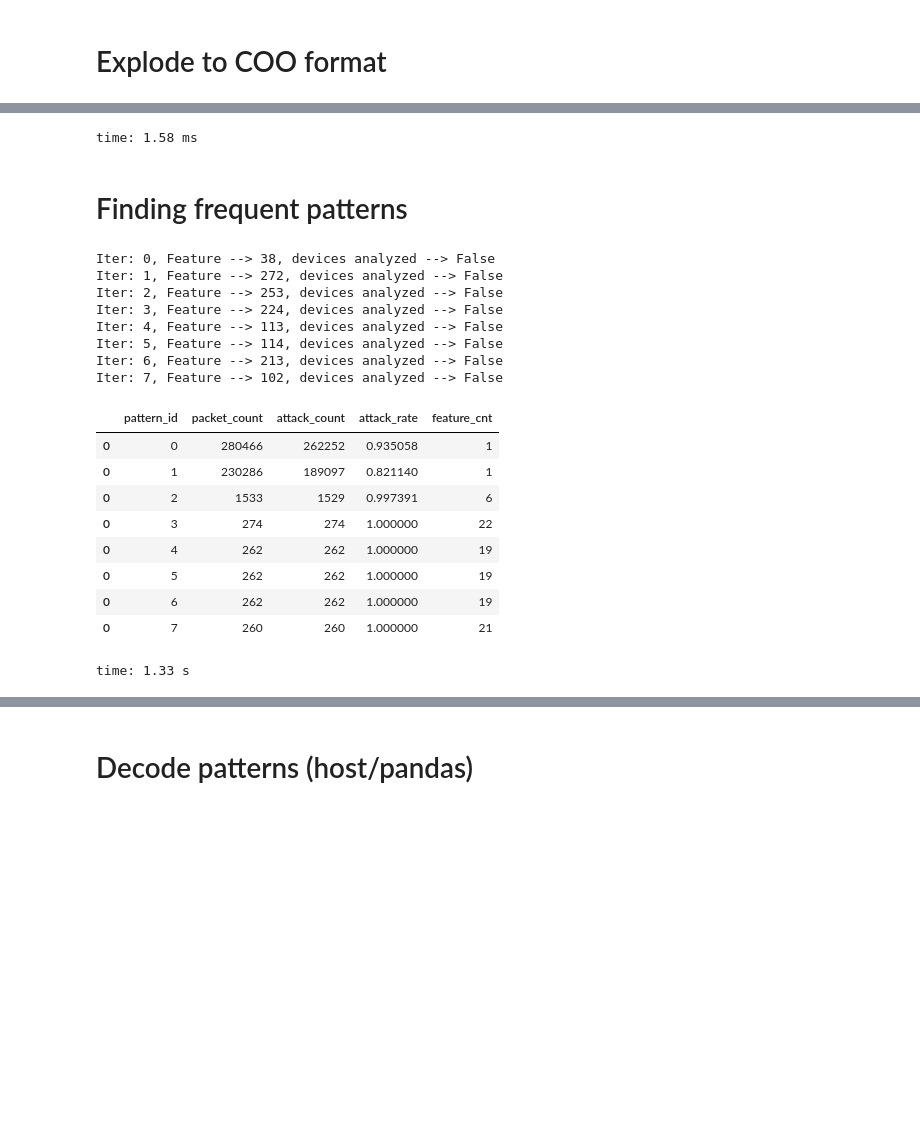
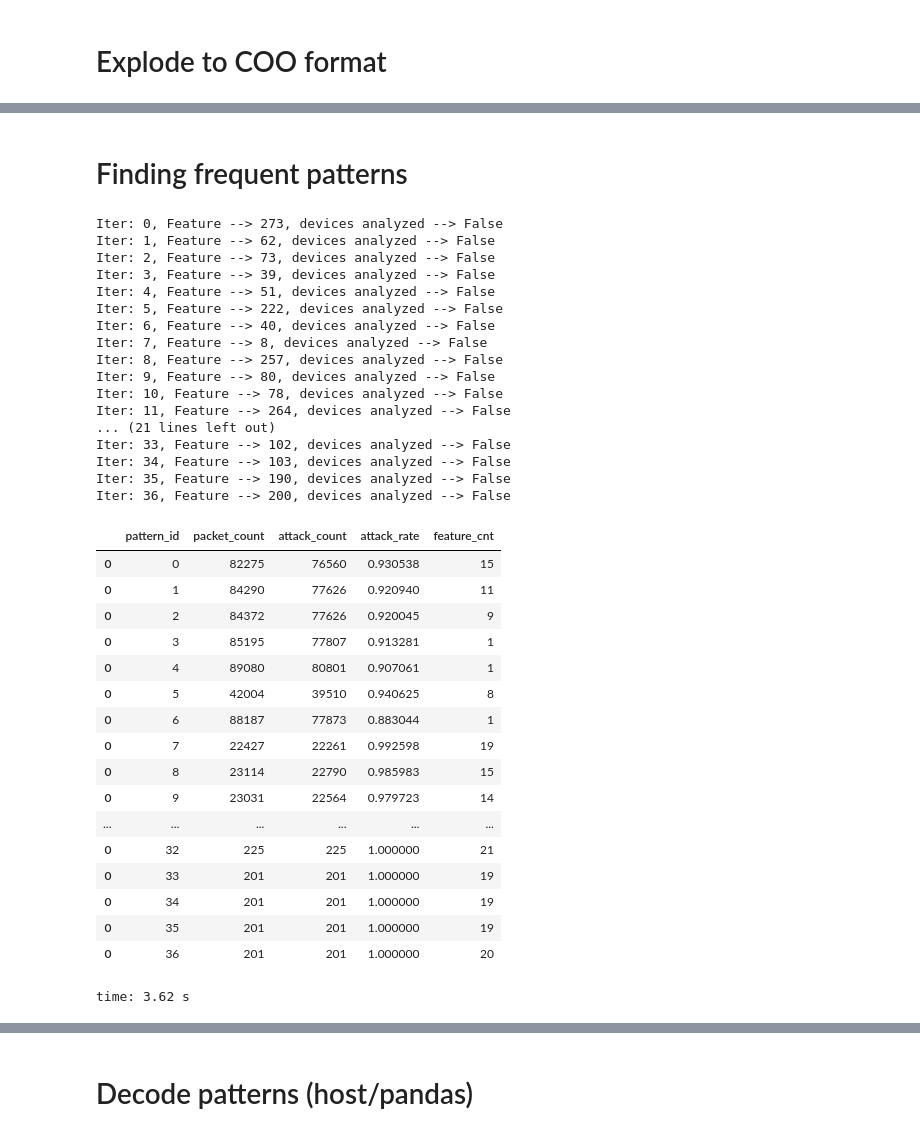
Before and after one commit to drabastomek/GTC, a Jupyter notebook: DC_2019/codes/GTC_DC_2019_Cyber.ipynb, the cells around one changed output, grey strips where cells are left out. Saved outputs shown, nothing was run; the diff lists cells and outputs as text; code cells hidden in the pictures; blank space fills up the shorter version.

Commit message:
Testing needs cleanup but works. Moving to multi-label models

```diff
--- a/DC_2019/codes/GTC_DC_2019_Cyber.ipynb
+++ b/DC_2019/codes/GTC_DC_2019_Cyber.ipynb
@@ -139,7 +192,7 @@ time: 2.67 s
 quantiles = []
 
 for q in quantiles_list:
-    if q['index'] not in ['id', 'label']:
+    if q['index'] not in ['id', 'label', 'test']:
         elements = list(q.items())
         quants = sorted(list(set([0.0] + [e[1] for e in elements[1:]])))
         quantiles.append((elements[0][1], quants))
@@ -159,14 +212,14 @@ def encode_quantiles(df, quantiles):
         temp_df[col_name + '_bin'] = df[col_name].digitize(np.array(bins))
     return temp_df
 
-carry_over_cols = ['proto', 'service', 'state', 'attack_cat', 'label']
+carry_over_cols = ['proto', 'service', 'state', 'attack_cat', 'label', 'test']
 df_binned = encode_quantiles(df, quantiles)
 
 for col in carry_over_cols:
     df_binned[col] = df[col]
 
 df_binned = df_binned.reset_index().rename({'index': 'id'})
-del df
+# del df
 df_binned.head()
 # %% [output]
 |  | id | dur_bin | spkts_bin | dpkts_bin | sbytes_bin | dbytes_bin | sttl_bin | dttl_bin | sload_bin | ... |
@@ -235,5 +297,9 @@ time: 245 ms
 # %%
-df_exploded = cudf.melt(df_binned, id_vars=['id', 'label', 'attack_id']).sort_values('id').reset_index(drop=True)
+training_df = df_binned.query('test == 0')
+training_df = training_df.drop(['test', 'id']).reset_index().rename({'index': 'id'})
+
+# training_df.head()
+df_exploded = cudf.melt(training_df, id_vars=['id', 'label', 'attack_id']).sort_values('id').reset_index(drop=True)
 df_exploded['variable'] = df_exploded['variable'].astype('str')
 df_exploded['value'] = df_exploded['value'].astype('str')
 df_exploded['feature'] = df_exploded['variable'] + '=' + df_exploded['value']
@@ -263,11 +339,7 @@ time: 3.26 s
-# %%
-df_binned = df_binned[['id', 'label']]
-# %% [output]
-time: 1.58 ms
 # %% [markdown]
 # Finding frequent patterns
 # %%
-def mine_patterns(df_coo, min_attack_rate=0.75, min_feature_count=200, max_iter=-1):
+def mine_patterns(df_coo, df_binned, min_attack_rate=0.75, min_feature_count=200, max_iter=-1):
     def return_rank(frate, counts, rank):
         for i, (f, c) in enumerate(zip(frate, counts)):
             rank[i] = math.log(float(c)) * f
@@ -276,7 +348,7 @@ def mine_patterns(df_coo, min_attack_rate=0.75, min_feature_count=200, max_iter=
     df_coo = df_coo.merge(features, on='feature_enc')
 
     #### FIND FREQUENT ITEMS
-    freq_items = df_exploded.groupby(['feature_enc']).agg({'id': 'count', 'label': 'sum'}).reset_index()
+    freq_items = df_coo.groupby(['feature_enc']).agg({'id': 'count', 'label': 'sum'}).reset_index()
     freq_items['attack_rate'] = freq_items['label'] / freq_items['id']
 
     freq_items = freq_items.apply_rows(
@@ -305,54 +377,71 @@ def mine_patterns(df_coo, min_attack_rate=0.75, min_feature_count=200, max_iter=
         feature = features_ordered[i]
 
         ### get all the ids
-        ids = df_exploded.query('feature_enc == @feature')['id'].unique().to_frame()
+        ids = df_coo.query('feature_enc == @feature')['id'].unique().to_frame()
         h = ids.hash_columns(['id']).sum()
 
         print(f'Iter: {i}, Feature --> {feature}, devices analyzed --> {h in devices_checked}')
 
         if h not in devices_checked:
             count_ids = len(ids)
             devices_checked[h] = 1
 
             ### OUTPUT PATTERN
-            all_features = df_exploded.merge(ids, on='id').groupby('feature_enc').agg({'label': 'count'}).query('label == @count_ids').reset_index()
+            all_features = df_coo.merge(ids, on='id').groupby('feature_enc').agg({'label': 'count'}).query('label == @count_ids').reset_index()
             all_features['pattern_id'] = i
 
             patterns.append(all_features[['pattern_id', 'feature_enc']])
 
             ### OUTPUT STATS
             ids = ids.merge(df_binned, on='id')
             ids['pattern_id'] = i
             ids = ids.groupby('pattern_id').agg({'id': 'count', 'label': 'sum'})
             ids = ids.rename({'id': 'packet_count', 'label': 'attack_count'})
             ids['attack_rate'] = ids['attack_count'] / ids['packet_count']
             ids['feature_cnt'] = all_features['feature_enc'].count()
             ids = ids.reset_index()
             stats.append(ids)
 
     patterns = cudf.concat(patterns).merge(features, on='feature_enc').sort_values(by='pattern_id')
     stats = cudf.concat(stats)
 
     return patterns, stats
 
-patterns, stats = mine_patterns(df_exploded)
+patterns, stats = mine_patterns(df_exploded, training_df, min_attack_rate=.85, min_feature_count=200)
 stats
 # %% [output]
-Iter: 0, Feature --> 38, devices analyzed --> False
-Iter: 1, Feature --> 272, devices analyzed --> False
-Iter: 2, Feature --> 253, devices analyzed --> False
-Iter: 3, Feature --> 224, devices analyzed --> False
-Iter: 4, Feature --> 113, devices analyzed --> False
-Iter: 5, Feature --> 114, devices analyzed --> False
-Iter: 6, Feature --> 213, devices analyzed --> False
-Iter: 7, Feature --> 102, devices analyzed --> False
+Iter: 0, Feature --> 273, devices analyzed --> False
+Iter: 1, Feature --> 62, devices analyzed --> False
+Iter: 2, Feature --> 73, devices analyzed --> False
+Iter: 3, Feature --> 39, devices analyzed --> False
+Iter: 4, Feature --> 51, devices analyzed --> False
+Iter: 5, Feature --> 222, devices analyzed --> False
+Iter: 6, Feature --> 40, devices analyzed --> False
+Iter: 7, Feature --> 8, devices analyzed --> False
+Iter: 8, Feature --> 257, devices analyzed --> False
+Iter: 9, Feature --> 80, devices analyzed --> False
+Iter: 10, Feature --> 78, devices analyzed --> False
+Iter: 11, Feature --> 264, devices analyzed --> False
+... (21 lines left out)
+Iter: 33, Feature --> 102, devices analyzed --> False
+Iter: 34, Feature --> 103, devices analyzed --> False
+Iter: 35, Feature --> 190, devices analyzed --> False
+Iter: 36, Feature --> 200, devices analyzed --> False
 |  | pattern_id | packet_count | attack_count | attack_rate | feature_cnt |
-| 0 | 0 | 280466 | 262252 | 0.935058 | 1 |
-| 0 | 1 | 230286 | 189097 | 0.821140 | 1 |
-| 0 | 2 | 1533 | 1529 | 0.997391 | 6 |
-| 0 | 3 | 274 | 274 | 1.000000 | 22 |
-| 0 | 4 | 262 | 262 | 1.000000 | 19 |
-| 0 | 5 | 262 | 262 | 1.000000 | 19 |
-| 0 | 6 | 262 | 262 | 1.000000 | 19 |
-| 0 | 7 | 260 | 260 | 1.000000 | 21 |
+| 0 | 0 | 82275 | 76560 | 0.930538 | 15 |
+| 0 | 1 | 84290 | 77626 | 0.920940 | 11 |
+| 0 | 2 | 84372 | 77626 | 0.920045 | 9 |
+| 0 | 3 | 85195 | 77807 | 0.913281 | 1 |
+| 0 | 4 | 89080 | 80801 | 0.907061 | 1 |
+| 0 | 5 | 42004 | 39510 | 0.940625 | 8 |
+| 0 | 6 | 88187 | 77873 | 0.883044 | 1 |
+| 0 | 7 | 22427 | 22261 | 0.992598 | 19 |
+| 0 | 8 | 23114 | 22790 | 0.985983 | 15 |
+| 0 | 9 | 23031 | 22564 | 0.979723 | 14 |
+| ... | ... | ... | ... | ... | ... |
+| 0 | 32 | 225 | 225 | 1.000000 | 21 |
+| 0 | 33 | 201 | 201 | 1.000000 | 19 |
+| 0 | 34 | 201 | 201 | 1.000000 | 19 |
+| 0 | 35 | 201 | 201 | 1.000000 | 19 |
+| 0 | 36 | 201 | 201 | 1.000000 | 20 |
-time: 1.33 s
+time: 3.62 s
```
Also changed, not shown: parts of 45 cells of this notebook.
